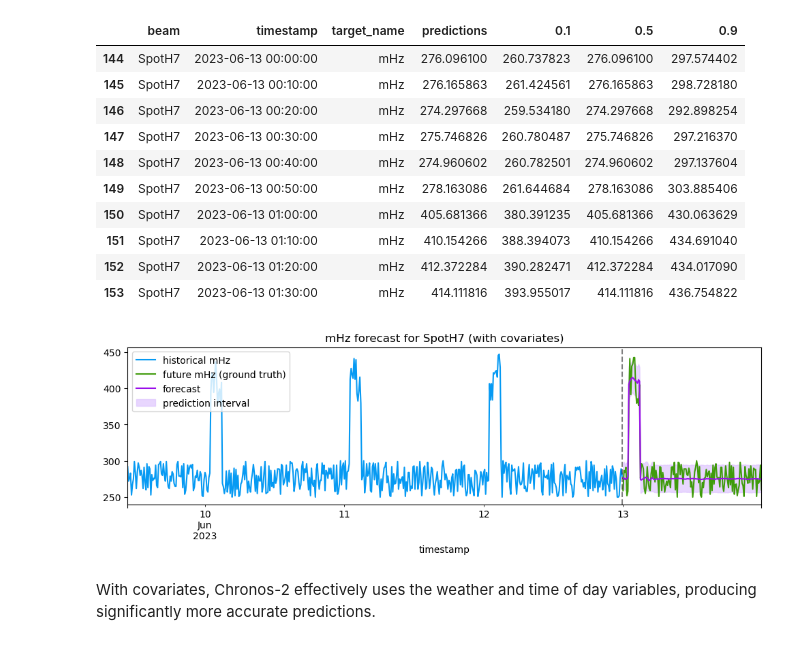
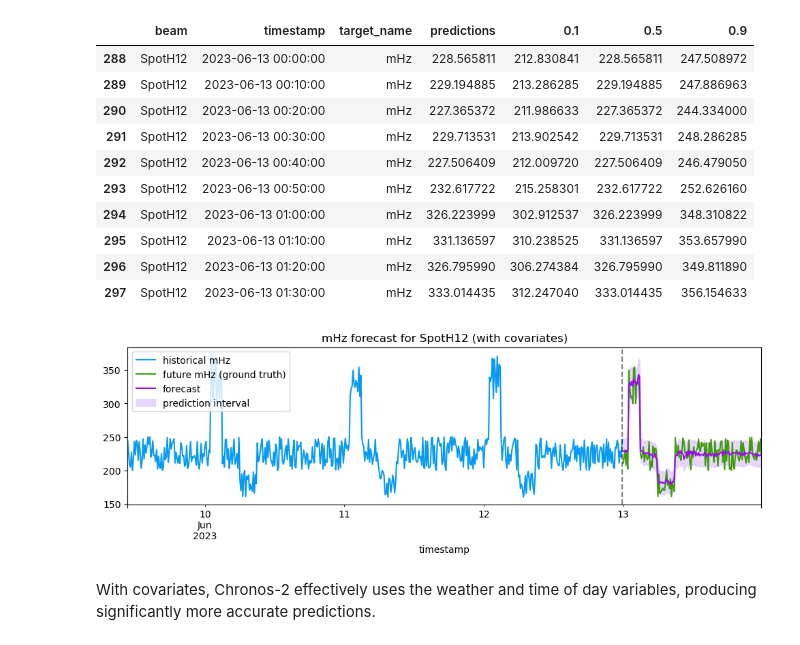
Before and after one commit to aws-samples/satellite-comms-analytics-aws, a Jupyter notebook: chronos-2-notebook/satcom-chronos-forecast.ipynb, the cells around one changed output. Saved outputs shown, nothing was run; the diff lists cells and outputs as text; code cells hidden in the pictures.

```diff
--- a/chronos-2-notebook/satcom-chronos-forecast.ipynb
+++ b/chronos-2-notebook/satcom-chronos-forecast.ipynb
@@ -95,10 +70,10 @@ from io import StringIO
 # Satellite capacity forecasting configuration
 target = "mHz"  # Column name containing the values to forecast (satellite bandwidth)
 prediction_length = 144  # 1 day (6 x 10 mins x 24)
-id_column = "beam"  # Column identifying different time series (countries/regions)
+id_column = "beam"  # Column identifying different time series - the spot-beam(s) we wish to forecast
 timestamp_column = "timestamp"  # Column containing datetime information
 
-timeseries_id = "SpotH7"  # Specific time series to visualize (spot beam)
+timeseries_id = "SpotH12"  # Specific time series to visualize (spot beam)
 
 # Initialize S3 client
 s3_client = boto3.client('s3')
@@ -126,12 +101,12 @@ test_key = 'dataset/satcom-chronos2-cap_test.csv'     # Replace with your test f
 
 # Load historical satcom bandwidth usage and past values of covariates
 satcom_context_df = read_csv_from_s3(bucket_name, train_key)
-display(satcom_context_df.head(10))
+display(satcom_context_df.head())
 
 # Load future values of covariates
 satcom_test_df = read_csv_from_s3(bucket_name, test_key)
 satcom_future_df = satcom_test_df.drop(columns=target)
-display(satcom_future_df.head(10))
+display(satcom_future_df.head())
 # %% [output]
 |  | timestamp | airpressure | beam | dayofweek | hourofday | mHz |
 | 0 | 2023-06-01 00:00:00 | 1049 | SpotH3 | 3 | 0 | 238.0 |
@@ -158,28 +123,28 @@ display(satcom_future_df.head(10))
 # %%
 # Generate predictions with covariates
 satcom_pred_df = pipeline.predict_df(
     satcom_context_df,
     future_df=satcom_future_df,
     prediction_length=prediction_length,
     quantile_levels=[0.1, 0.5, 0.9],
     id_column=id_column,
     timestamp_column=timestamp_column,
     target=target,
 )
 #display(satcom_pred_df.head(10))
-display(satcom_pred_df[satcom_pred_df['beam'] == timeseries_id].head(10))
+display(satcom_pred_df[satcom_pred_df[id_column] == timeseries_id].head(10))
 # %% [output]
 |  | beam | timestamp | target_name | predictions | 0.1 | 0.5 | 0.9 |
-| 144 | SpotH7 | 2023-06-13 00:00:00 | mHz | 276.096100 | 260.737823 | 276.096100 | 297.574402 |
-| 145 | SpotH7 | 2023-06-13 00:10:00 | mHz | 276.165863 | 261.424561 | 276.165863 | 298.728180 |
-| 146 | SpotH7 | 2023-06-13 00:20:00 | mHz | 274.297668 | 259.534180 | 274.297668 | 292.898254 |
-| 147 | SpotH7 | 2023-06-13 00:30:00 | mHz | 275.746826 | 260.780487 | 275.746826 | 297.216370 |
-| 148 | SpotH7 | 2023-06-13 00:40:00 | mHz | 274.960602 | 260.782501 | 274.960602 | 297.137604 |
-| 149 | SpotH7 | 2023-06-13 00:50:00 | mHz | 278.163086 | 261.644684 | 278.163086 | 303.885406 |
-| 150 | SpotH7 | 2023-06-13 01:00:00 | mHz | 405.681366 | 380.391235 | 405.681366 | 430.063629 |
-| 151 | SpotH7 | 2023-06-13 01:10:00 | mHz | 410.154266 | 388.394073 | 410.154266 | 434.691040 |
-| 152 | SpotH7 | 2023-06-13 01:20:00 | mHz | 412.372284 | 390.282471 | 412.372284 | 434.017090 |
-| 153 | SpotH7 | 2023-06-13 01:30:00 | mHz | 414.111816 | 393.955017 | 414.111816 | 436.754822 |
+| 288 | SpotH12 | 2023-06-13 00:00:00 | mHz | 228.565811 | 212.830841 | 228.565811 | 247.508972 |
+| 289 | SpotH12 | 2023-06-13 00:10:00 | mHz | 229.194885 | 213.286285 | 229.194885 | 247.886963 |
+| 290 | SpotH12 | 2023-06-13 00:20:00 | mHz | 227.365372 | 211.986633 | 227.365372 | 244.334000 |
+| 291 | SpotH12 | 2023-06-13 00:30:00 | mHz | 229.713531 | 213.902542 | 229.713531 | 248.286285 |
+| 292 | SpotH12 | 2023-06-13 00:40:00 | mHz | 227.506409 | 212.009720 | 227.506409 | 246.479050 |
+| 293 | SpotH12 | 2023-06-13 00:50:00 | mHz | 232.617722 | 215.258301 | 232.617722 | 252.626160 |
+| 294 | SpotH12 | 2023-06-13 01:00:00 | mHz | 326.223999 | 302.912537 | 326.223999 | 348.310822 |
+| 295 | SpotH12 | 2023-06-13 01:10:00 | mHz | 331.136597 | 310.238525 | 331.136597 | 353.657990 |
+| 296 | SpotH12 | 2023-06-13 01:20:00 | mHz | 326.795990 | 306.274384 | 326.795990 | 349.811890 |
+| 297 | SpotH12 | 2023-06-13 01:30:00 | mHz | 333.014435 | 312.247040 | 333.014435 | 356.154633 |
 # %%
 # Visualization helper function
 def plot_forecast(
@@ -231,10 +196,11 @@ plot_forecast(
     satcom_test_df,
     target_column=target,
     timeseries_id=timeseries_id,
+    id_column=id_column,
     title_suffix="(with covariates)",
 )
 # %% [output]
-[figure, old version]
+[figure, new version]
 # %% [markdown]
 With covariates, Chronos-2 effectively uses the weather and time of day  variables, producing significantly more accurate predictions.
 # %% [markdown]
```
Also changed, not shown: parts of 10 cells of this notebook.
